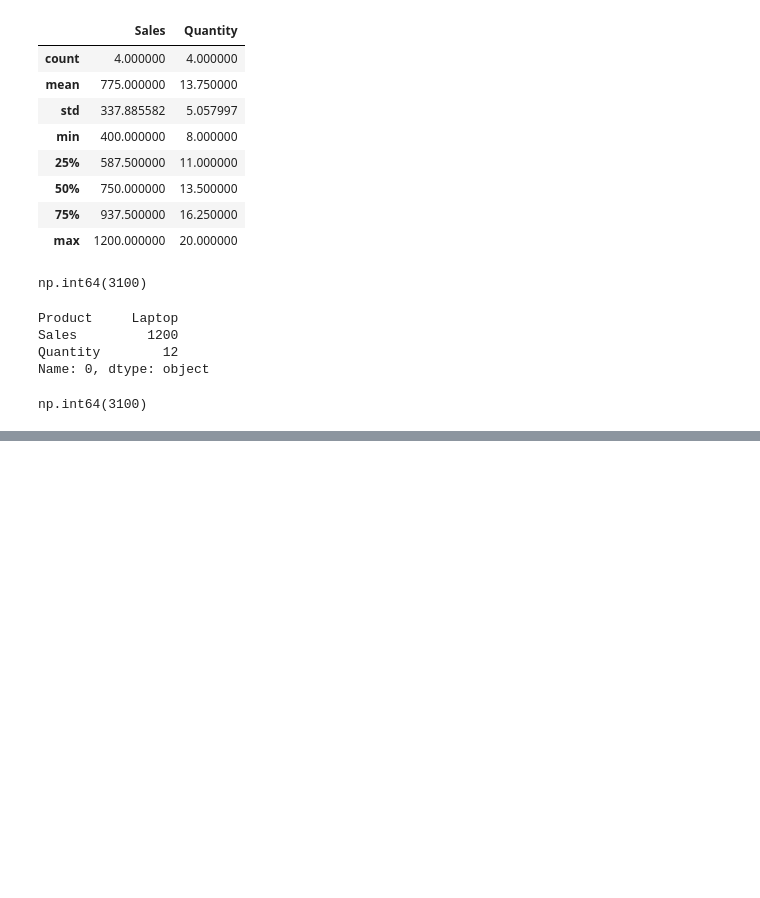
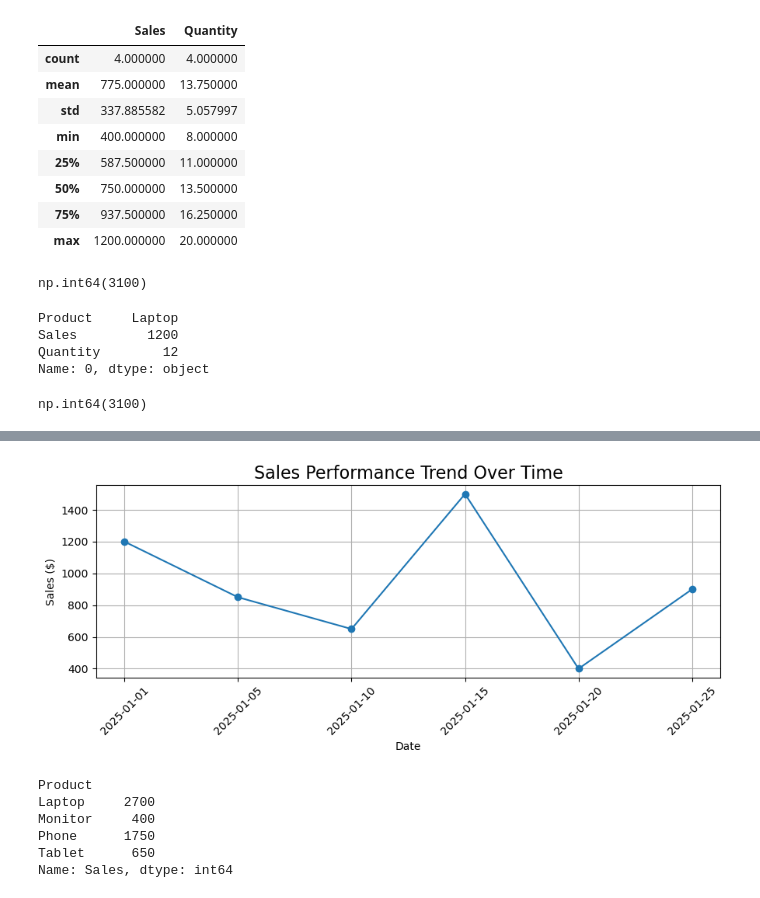
Before and after one commit to EsterYen/Sales_Data_Analysis_Project, a Jupyter notebook: Sales_Data_Analysis_Project.ipynb, the cells around one changed output, grey strips where cells are left out. Saved outputs shown, nothing was run; the diff lists cells and outputs as text; code cells hidden in the pictures; blank space fills up the shorter version.

```diff
--- a/Sales_Data_Analysis_Project.ipynb
+++ b/Sales_Data_Analysis_Project.ipynb
@@ -226,4 +271,0 @@ df.info()
-# %%
-df["Date"] = pd.to_datetime(df["Date"])
-
-df.info()
@@ -268,4 +305,40 @@ plt.show()
+# %%
+# Sort data chronologically
+sales_trend = df.sort_values("Date")
+
+plt.figure(figsize=(9, 4))
+
+plt.plot(
+    sales_trend["Date"],
+    sales_trend["Sales"],
+    marker="o"
+)
+
+plt.title(
+    "Sales Performance Trend Over Time",
+    fontsize=16
+)
+
+plt.xlabel("Date")
+plt.ylabel("Sales ($)")
+
+plt.xticks(rotation=45)
+
+plt.grid(True)
+
+plt.tight_layout()
+
+plt.show()
+# %% [output]
+[figure, added]
 # %%
 product_sales = df.groupby("Product")["Sales"].sum()
 
 product_sales
+# %% [output]
+Product
+Laptop     2700
+Monitor     400
+Phone      1750
+Tablet      650
+Name: Sales, dtype: int64
```
Also changed, not shown: parts of 37 cells of this notebook.
